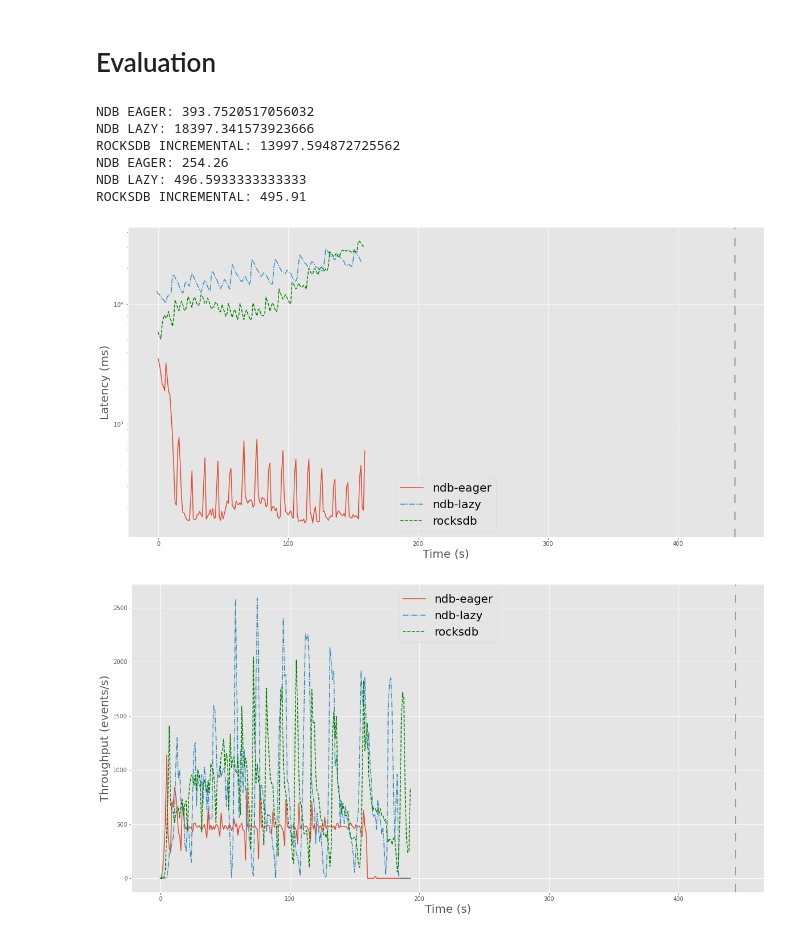
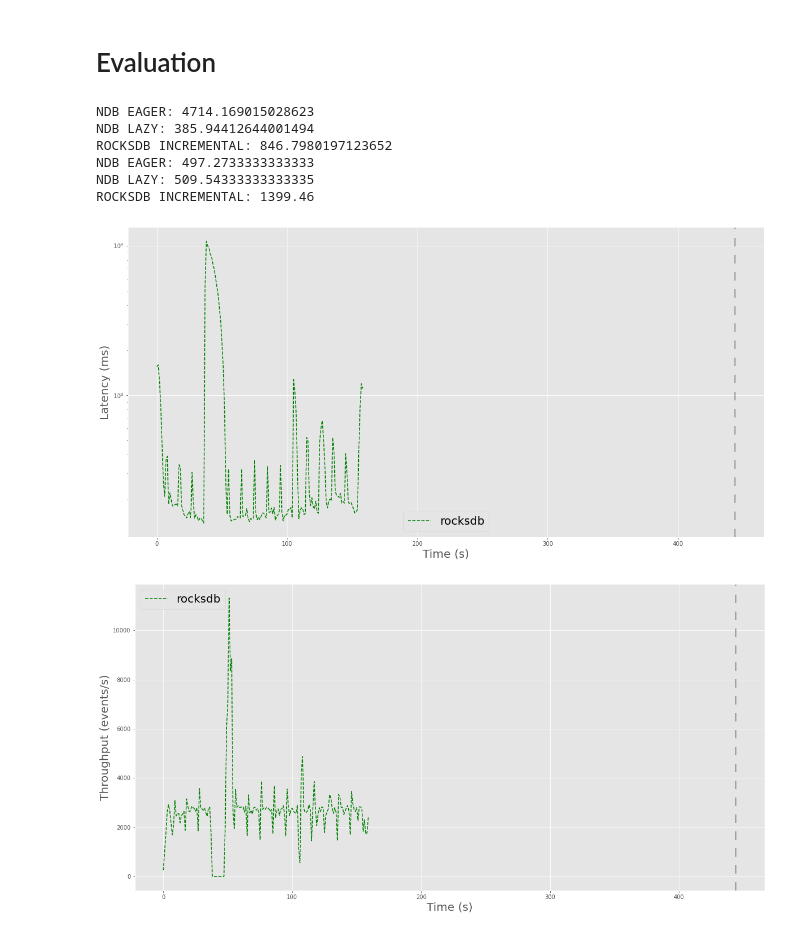
Before and after one commit to ChristopherGustafson/statefun-ndb-benchmark, a Jupyter notebook: evaluator/evaluator-local.ipynb, the cells around one changed output. Drawn from its saved outputs; the diff is of its cells as text; code cells hidden in the pictures.

```diff
--- a/evaluator/evaluator-local.ipynb
+++ b/evaluator/evaluator-local.ipynb
@@ -7,9 +7,9 @@ import pandas as pd
 import matplotlib.pyplot as plt
 # %%
 # Settings
-ndb_eager_filepath = '/home/christopher/Workspace/statefun-ndb-benchmark/output-data/local/29-05-2022_11:35/rocksdb-eager-remote/data.json'
-ndb_lazy_filepath = '/home/christopher/Workspace/statefun-ndb-benchmark/output-data/local/29-05-2022_10:23/rocksdb-eager-remote/data.json'
-rocksdb_filepath = '/home/christopher/Workspace/statefun-ndb-benchmark/output-data/local/28-05-2022_12:27/rocksdb-eager-remote/data.json'
+ndb_eager_filepath = '/home/christopher/Workspace/statefun-ndb-benchmark/output-data/local/31-05-2022_13:52/rocksdb-eager-remote/data.json'
+ndb_lazy_filepath = '/home/christopher/Workspace/statefun-ndb-benchmark/output-data/local/31-05-2022_11:13/rocksdb-eager-embedded/data.json'
+rocksdb_filepath = '/home/christopher/Workspace/statefun-ndb-benchmark/output-data/local/31-05-2022_13:40/rocksdb-eager-embedded/data.json'
 
 # rocksdb_filepath = ndb_filepath
 # %%
@@ -67,12 +67,12 @@ print("NDB LAZY: " + str(len(ndb_lazy_df[ndb_lazy_df["startTimeBucket"] < 300].i
 print("ROCKSDB INCREMENTAL: " + str(len(rocksdb_df[rocksdb_df["startTimeBucket"] < 300].index)/300))
 #print("ROCKSDB FULL: " + str(len(rocksdb_full_df[rocksdb_full_df["startTimeBucket"] < 300].index)/300))
 # %% [output]
-NDB EAGER: 393.7520517056032
-NDB LAZY: 18397.341573923666
-ROCKSDB INCREMENTAL: 13997.594872725562
-NDB EAGER: 254.26
-NDB LAZY: 496.5933333333333
-ROCKSDB INCREMENTAL: 495.91
+NDB EAGER: 4714.169015028623
+NDB LAZY: 385.94412644001494
+ROCKSDB INCREMENTAL: 846.7980197123652
+NDB EAGER: 497.2733333333333
+NDB LAZY: 509.54333333333335
+ROCKSDB INCREMENTAL: 1399.46
 # %%
 # Plot styling
 plt.style.use('ggplot')
@@ -95,10 +95,10 @@ x_max = max(ndb_max, rocksdb_max)
 
 # Data plotting
 p = ndb_eager_df.groupby("startTimeBucket")["latency"].mean()
-plt.plot(p, label="ndb-eager", linestyle="-")
+#plt.plot(p, label="ndb-eager", linestyle="-")
 
 p = ndb_lazy_df.groupby("startTimeBucket")["latency"].mean()
-plt.plot(p, label="ndb-lazy", linestyle="-.")
+#plt.plot(p, label="ndb-lazy", linestyle="-.")
 
 p = rocksdb_df.groupby("startTimeBucket")["latency"].mean()
 plt.plot(p, label="rocksdb", linestyle="--", color="green")
@@ -109,39 +109,39 @@ plt.axvline(x=444, color="grey", dashes=(10.0, 10.0))
 plt.legend(prop={'size': 20})
 plt.savefig("/home/christopher/Workspace/statefun-ndb-benchmark/evaluator/figures/latency")
 # %% [output]
-[figure, old version]
+[figure, new version]
 # %%
 # Throughput plot
 plt.figure(figsize=(20, 10))
 plt.ylabel("Throughput (events/s)", size="20")
 plt.xlabel("Time (s)", size="20")
 
 # Set x limits from 0 to max to have plot span to the edges of the figure
 ndb_max = ndb_eager_df["endTimeBucket"].max()
 rocksdb_max = rocksdb_df["endTimeBucket"].max()
 x_max = max(ndb_max, rocksdb_max)
 
 #plt.xlim(430, 490)
 
 # Add line when failure happens
 plt.axvline(x=444, color="grey", dashes=(10.0, 10.0))
 
 
 # Data plotting
 p = ndb_eager_df.groupby("endTimeBucket")["latency"].count()
 p = p.reindex(range(0, x_max), fill_value=0)
-plt.plot(p, label="ndb-eager", linestyle="-")
+#plt.plot(p, label="ndb-eager", linestyle="-")
 
 p = ndb_lazy_df.groupby("endTimeBucket")["latency"].count()
 p = p.reindex(range(0, x_max), fill_value=0)
-plt.plot(p, label="ndb-lazy", linestyle="-.")
+#plt.plot(p, label="ndb-lazy", linestyle="-.")
 
 p = rocksdb_df.groupby("endTimeBucket")["latency"].count()
 p = p.reindex(range(0, x_max), fill_value=0)
 plt.plot(p, label="rocksdb", linestyle="--", color="green")
 
 plt.legend(prop={'size': 20})
 
 plt.savefig("/home/christopher/Workspace/statefun-ndb-benchmark/evaluator/figures/throughput.png")
 # %% [output]
-[figure, old version]
+[figure, new version]
```
Also changed, not shown: 4 other files.
